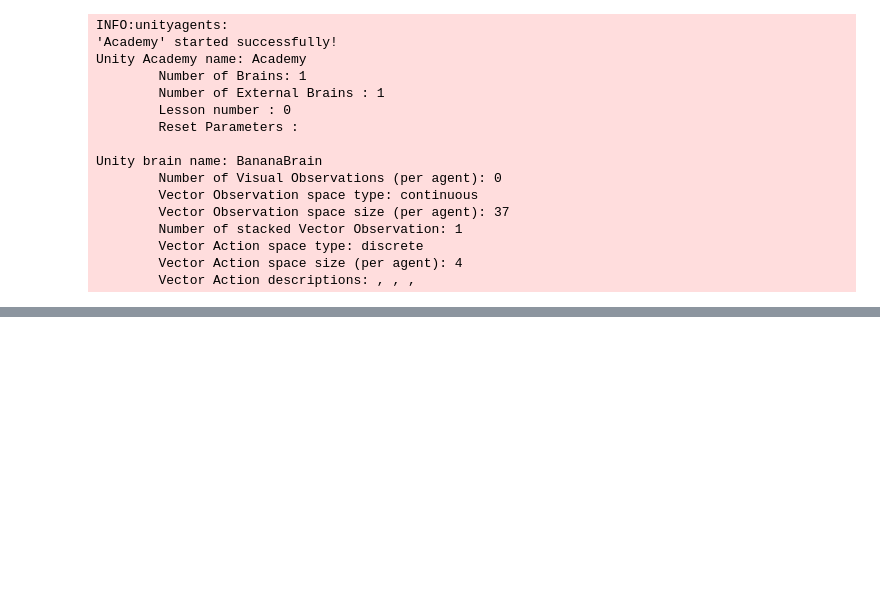
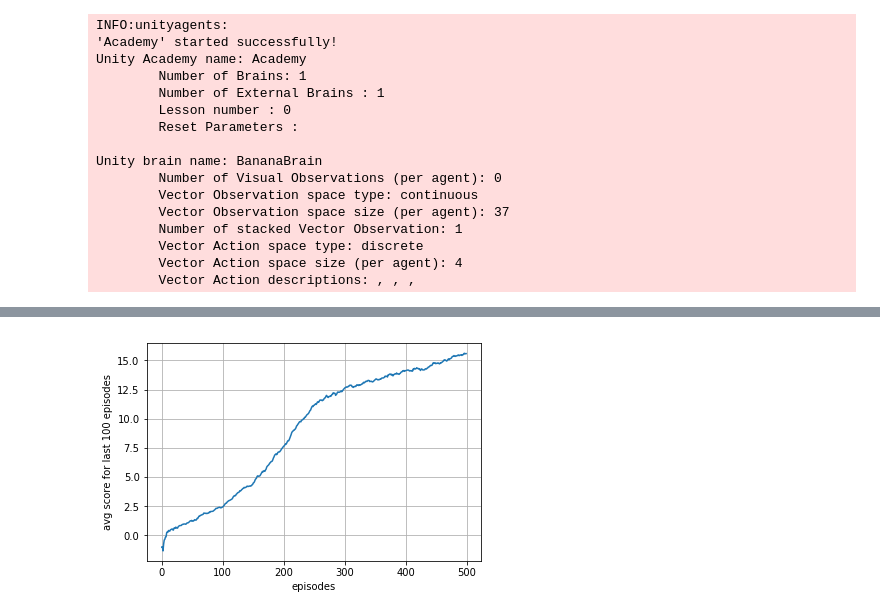
Before and after one commit to 1jsingh/rl_navigation, a Jupyter notebook: nav_feat.ipynb, the cells around one changed output, grey strips where cells are left out. Saved outputs shown, nothing was run; the diff lists cells and outputs as text; code cells hidden in the pictures; blank space fills up the shorter version.

```diff
--- a/nav_feat.ipynb
+++ b/nav_feat.ipynb
@@ -24,5 +23,6 @@ The autoreload extension is already loaded. To reload it, use:
 # %%
-env = UnityEnvironment("Banana.app")
+# please do not modify the line below
+env = UnityEnvironment(file_name="/data/Banana_Linux_NoVis/Banana.x86_64")
 brain_name = env.brain_names[0]
 brain = env.brains[brain_name]
 # %% [output]
@@ -101,7 +101,7 @@ class Agent:
         self.qnet_target = Qnetwork(state_size,action_size).to(device)
 
         # set local and target parameters equal to each other
-        self.soft_update(tau=1.0)
+        #self.soft_update(tau=1.0)
 
         # experience replay buffer
         self.memory = ReplayBuffer(buffer_size,batch_size)
@@ -151,6 +151,9 @@ class Agent:
         """
         states, actions, rewards, next_states, dones = experiences
 
+        # set optimizer grdient to zero
+        self.optimizer.zero_grad()
+
         # predicted action value
         q_pred = self.qnet_local.forward(states).gather(1,actions)
 
@@ -179,13 +182,13 @@ class Agent:
 
         self.qnet_local.eval() # put net in test mode
         with torch.no_grad():
-            max_action = np.argmax(self.qnet_local(state).data.numpy())
+            max_action = np.argmax(self.qnet_local(state).cpu().data.numpy())
         self.qnet_local.train() # put net back in train mode
 
         rand_num = np.random.rand() # sample a random number uniformly between 0 and 1
 
         # implementing epsilon greedy policy
-        if rand_num > eps:
+        if rand_num < eps:
             return np.random.randint(self.action_size)
         else:
             return max_action
@@ -235,6 +238,9 @@ def dqn_train(max_episodes=1000,max_t=1000,eps_start=1.0,eps_end=1e-2,eps_decay=
                 # get total reward for the episode
                 total_reward += reward
 
+                # set current state = next_state
+                state = next_state
+
                 if done:
                     break
 
@@ -246,7 +252,11 @@ def dqn_train(max_episodes=1000,max_t=1000,eps_start=1.0,eps_end=1e-2,eps_decay=
             if episode_count % 100 == 0:
                 print('\rEpisode {}\tAverage Score: {:.2f}'.format(episode_count, np.mean(score_window)))
 
+            if np.mean(score_window) > 13:
+                print('\rLearning completed in {} episodes ... avg_score :{}'.format(episode_count, np.mean(score_window)))
+                break
+
         return scores,avg_scores
 # %%
-scores,avg_scores = dqn_train(500)
+scores,avg_scores = dqn_train(max_episodes=500)
 # %% [output]
@@ -270,0 +280,8 @@ action
+# %%
+plt.plot(range(len(avg_scores)),avg_scores)
+plt.xlabel('episodes')
+plt.ylabel('avg score for last 100 episodes')
+plt.grid()
+plt.show()
+# %% [output]
+[figure, added]
```
Also changed, not shown: parts of 10 cells of this notebook.
